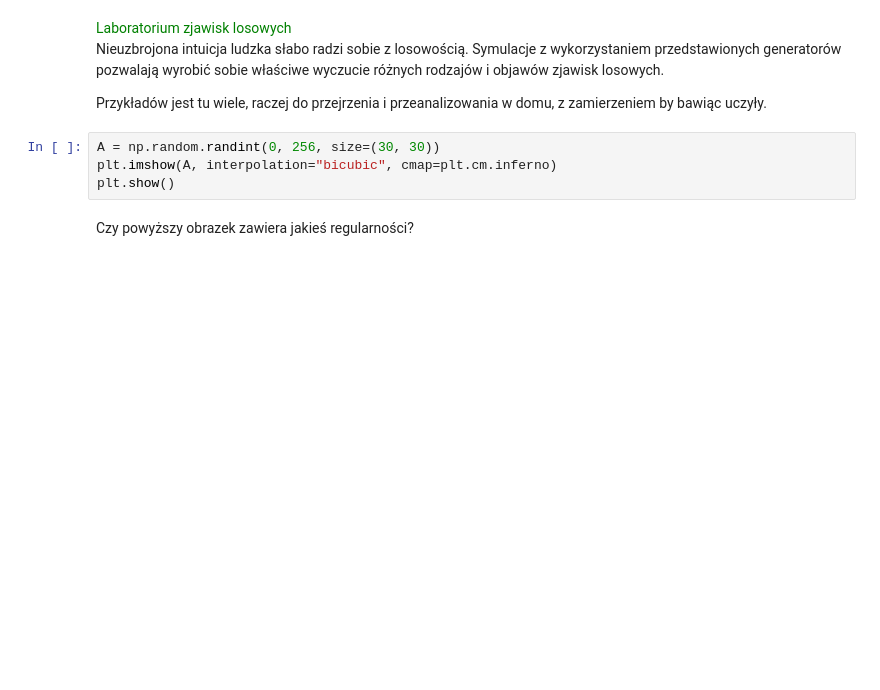
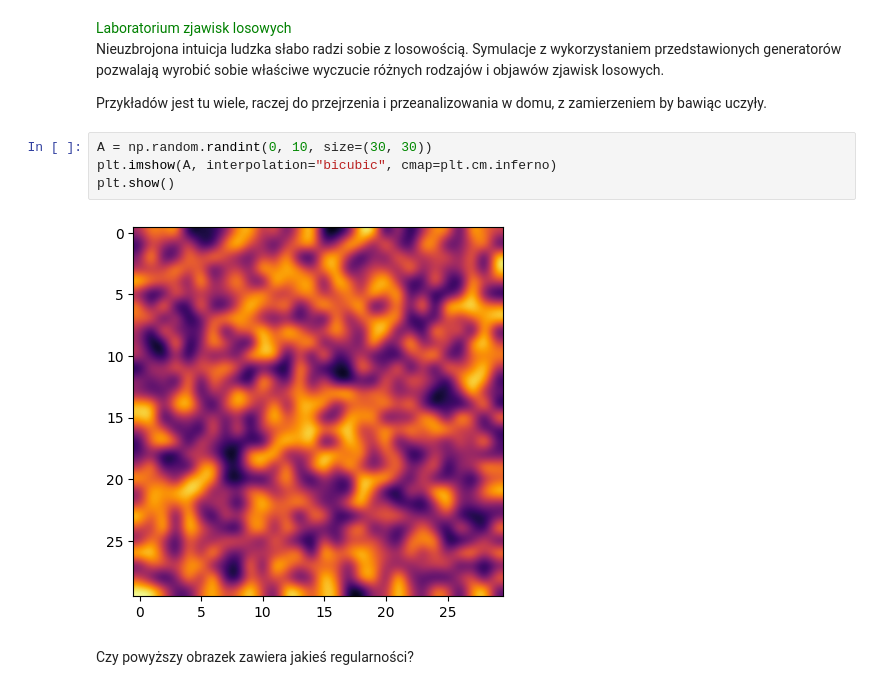
Before and after one commit to hardwak/MSiD_Labs, a Jupyter notebook: lab2_matrix/2_obsluga_danych_i_obliczen.ipynb, the cells around one changed output. Saved outputs shown, nothing was run; the diff lists cells and outputs as text; blank space fills up the shorter version.

```diff
--- a/lab2_matrix/2_obsluga_danych_i_obliczen.ipynb
+++ b/lab2_matrix/2_obsluga_danych_i_obliczen.ipynb
@@ -315,9 +312,11 @@ Nieuzbrojona intuicja ludzka słabo radzi sobie z losowością. Symulacje z wyko
 
 Przykładów jest tu wiele, raczej do przejrzenia i przeanalizowania w domu, z zamierzeniem by bawiąc uczyły.
 # %%
-A = np.random.randint(0, 256, size=(30, 30))
+A = np.random.randint(0, 10, size=(30, 30))
 plt.imshow(A, interpolation="bicubic", cmap=plt.cm.inferno)
 plt.show()
+# %% [output]
+[figure, added]
 # %% [markdown]
 Czy powyższy obrazek zawiera jakieś regularności?
 # %% [markdown]
```
Also changed, not shown: parts of 15 cells of this notebook, 4 other files.
